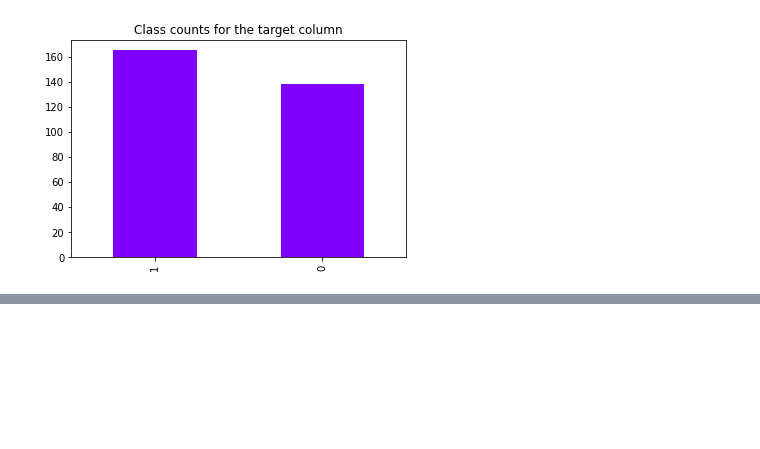
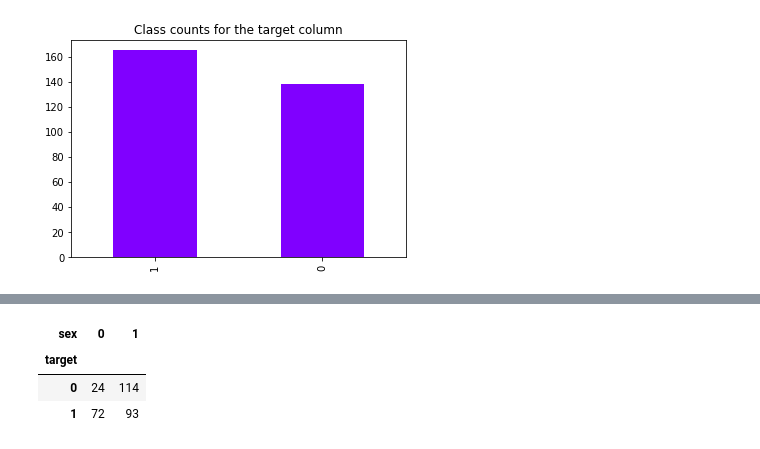
Before and after one commit to ineelhere/Machine-Learning-and-Data-Science, a Jupyter notebook: Milestone Project 1/heart-disease-classification-project.ipynb, the cells around one changed output, grey strips where cells are left out. Saved outputs shown, nothing was run; the diff lists cells and outputs as text; code cells hidden in the pictures; blank space fills up the shorter version.

```diff
--- a/Milestone Project 1/heart-disease-classification-project.ipynb
+++ b/Milestone Project 1/heart-disease-classification-project.ipynb
@@ -95,0 +149,10 @@ hd.target.value_counts().plot.bar(colormap='rainbow', title='Class counts for th
+# %%
+# so no missing values above!
+
+# now comparing sex column with target column
+pd.crosstab(hd.target, hd.sex)
+# %% [output]
+| sex | 0 | 1 |
+| target |  |  |
+| 0 | 24 | 114 |
+| 1 | 72 | 93 |
```
Also changed, not shown: parts of 4 cells of this notebook.
